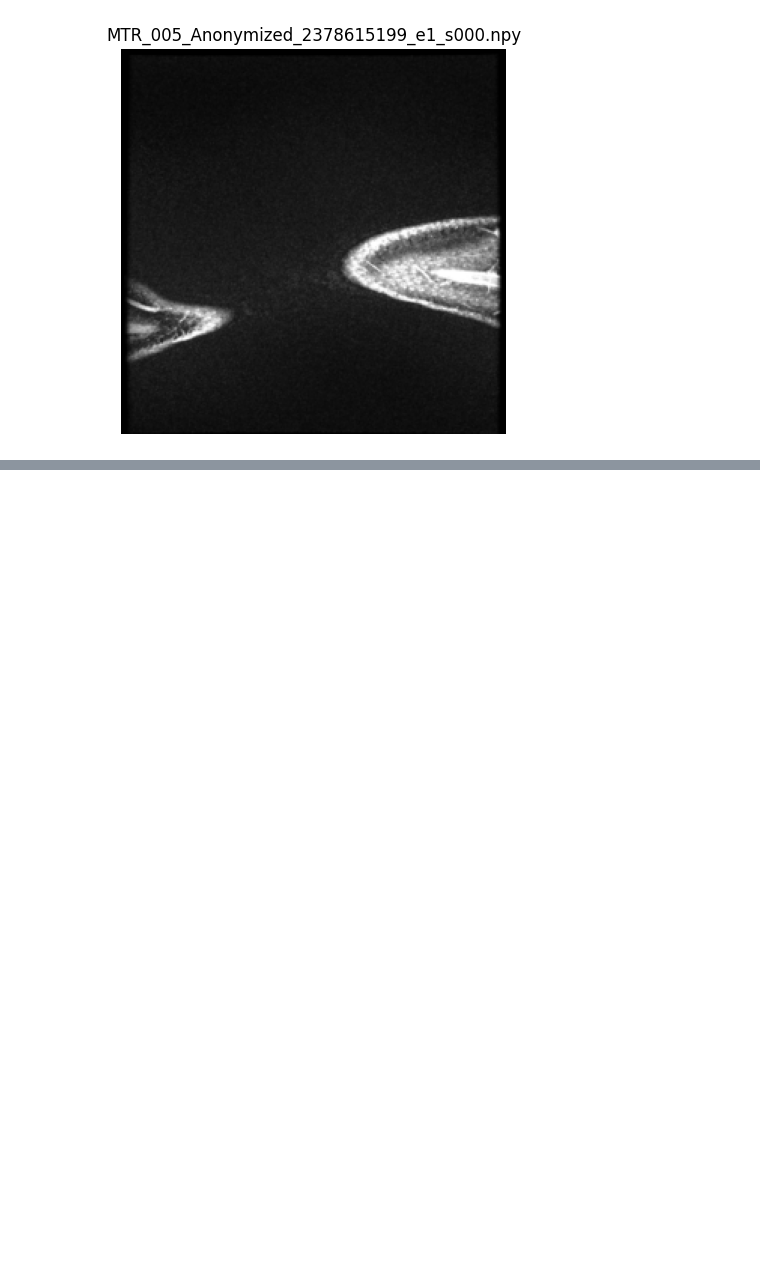
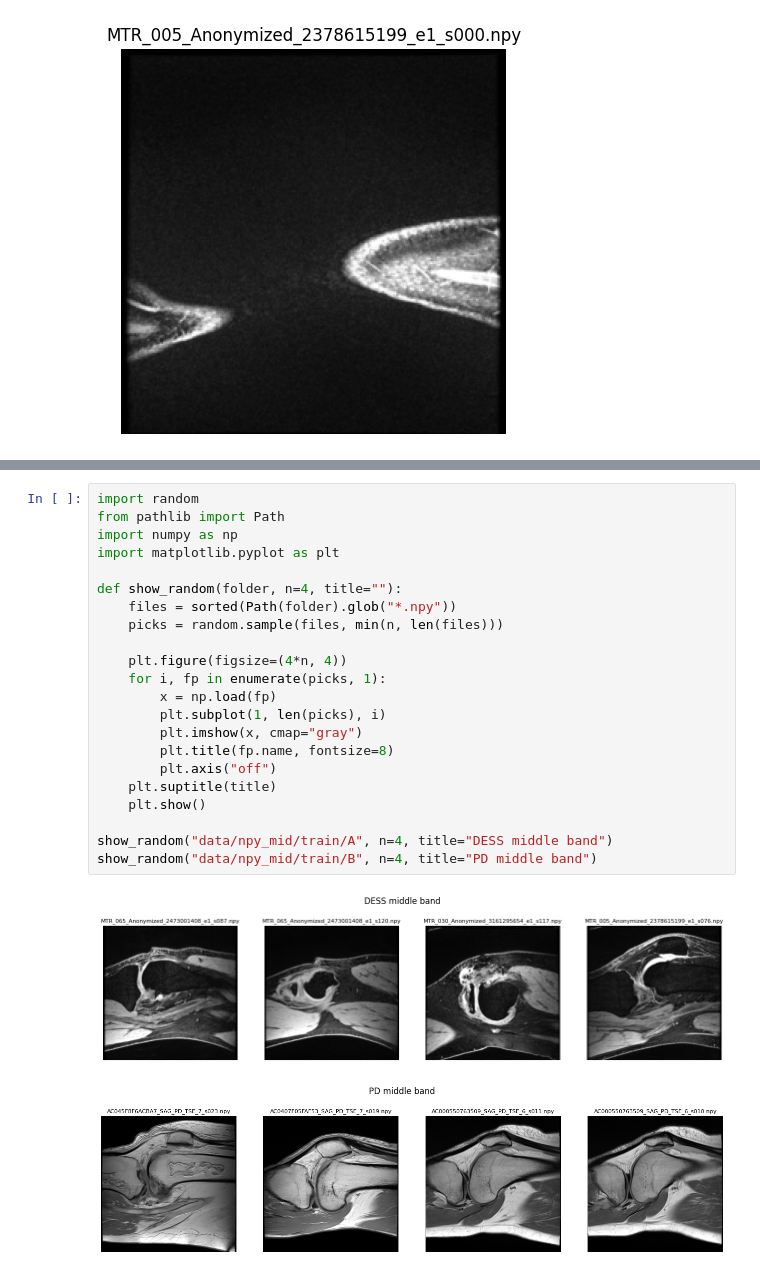
Before and after one commit to anshikabajpai23/RegGAN_domain_adaptation, a Jupyter notebook: regan_train.ipynb, the cells around one changed output, grey strips where cells are left out. Saved outputs shown, nothing was run; the diff lists cells and outputs as text; blank space fills up the shorter version.

```diff
--- a/regan_train.ipynb
+++ b/regan_train.ipynb
@@ -409,0 +568,25 @@ plt.show()
+# %%
+import random
+from pathlib import Path
+import numpy as np
+import matplotlib.pyplot as plt
+
+def show_random(folder, n=4, title=""):
+    files = sorted(Path(folder).glob("*.npy"))
+    picks = random.sample(files, min(n, len(files)))
+
+    plt.figure(figsize=(4*n, 4))
+    for i, fp in enumerate(picks, 1):
+        x = np.load(fp)
+        plt.subplot(1, len(picks), i)
+        plt.imshow(x, cmap="gray")
+        plt.title(fp.name, fontsize=8)
+        plt.axis("off")
+    plt.suptitle(title)
+    plt.show()
+
+show_random("data/npy_mid/train/A", n=4, title="DESS middle band")
+show_random("data/npy_mid/train/B", n=4, title="PD middle band")
+# %% [output]
+[figure, added]
+[figure, added]
```
Also changed, not shown: parts of 3 cells of this notebook.
